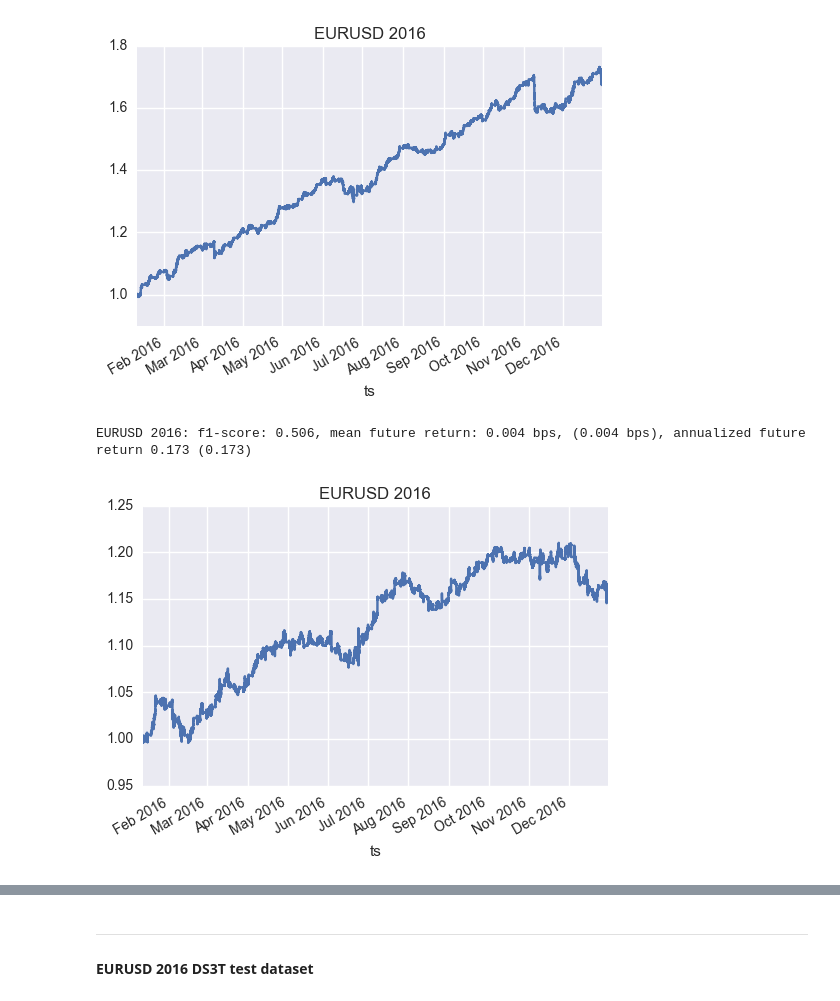
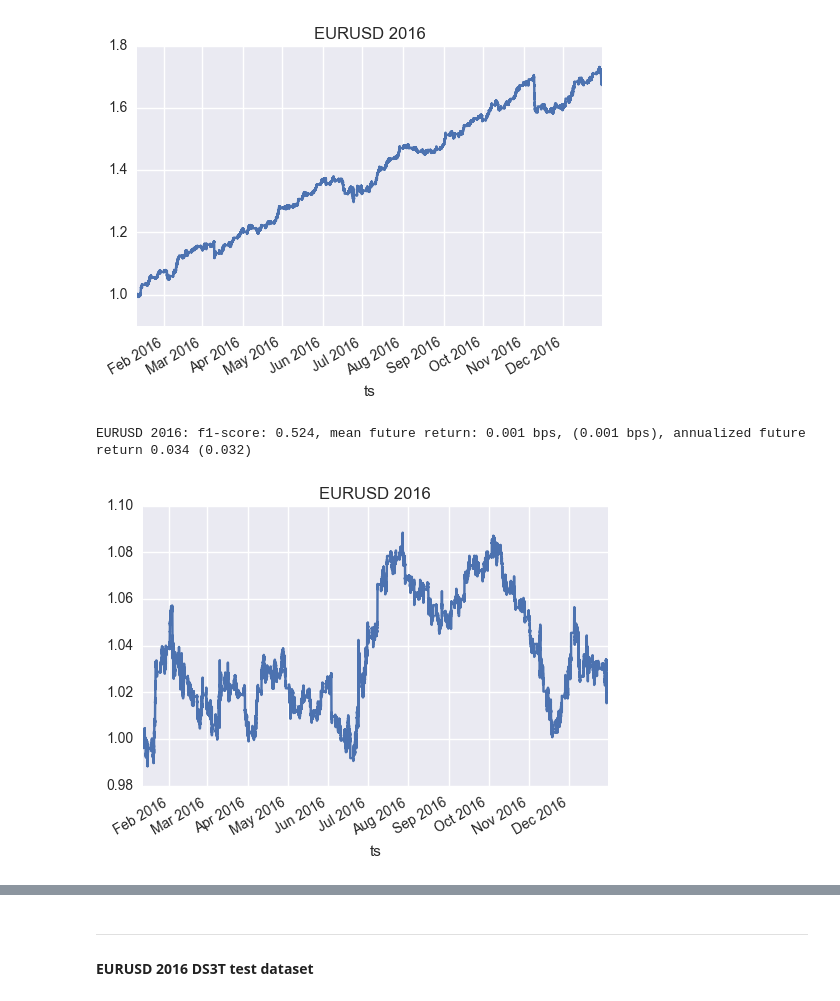
Before and after one commit to andrewwilson/mlnd_capstone, a Jupyter notebook: evaluatebaselinemodels-test.ipynb, the cells around one changed output, grey strips where cells are left out. Cells and saved outputs as stored; diff of their text form; code cells hidden in the pictures.

```diff
--- a/evaluatebaselinemodels-test.ipynb
+++ b/evaluatebaselinemodels-test.ipynb
@@ -29,10 +29,10 @@ metrics.performance_report(title,  prices_test,  lookahead, Y_test, Y_test_pred,
 EURUSD 2016: f1-score: 0.511, mean future return: 0.015 bps, (0.015 bps), annualized future return 0.772 (0.775)
 [figure]
 # %%
-model = Baseline02SMA(lookahead=1, window=1000)
+model = Baseline02SMA(lookahead=1, window=3601)
 Y_test_pred = 1.0-model.predict(prices_test)
 metrics.performance_report(title,  prices_test,  lookahead, Y_test, Y_test_pred, cum_return_plot=True, heatmap=False);
 # %% [output]
-EURUSD 2016: f1-score: 0.506, mean future return: 0.004 bps, (0.004 bps), annualized future return 0.173 (0.173)
+EURUSD 2016: f1-score: 0.524, mean future return: 0.001 bps, (0.001 bps), annualized future return 0.034 (0.032)
-[figure, old version]
+[figure, new version]
 # %%
```
Also changed, not shown: parts of 1 cell of this notebook, 3 other files.
